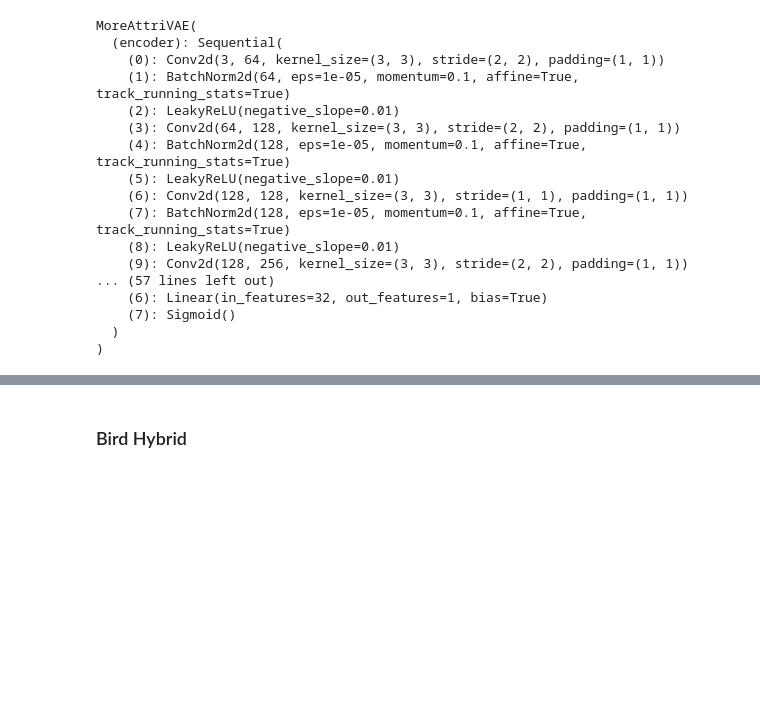
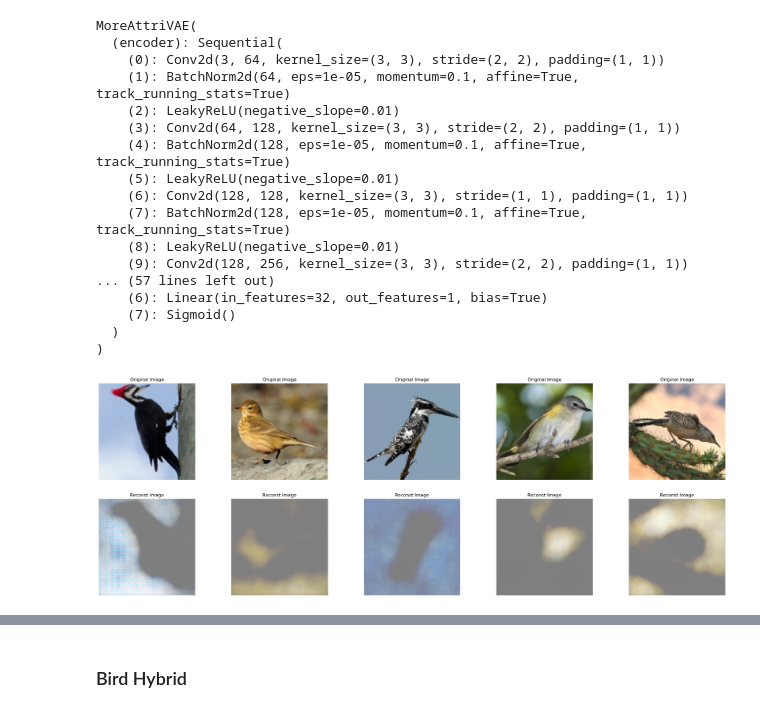
Before and after one commit to henrylwong/10615-project4-birdmerge, a Jupyter notebook: eval.ipynb, the cells around one changed output, grey strips where cells are left out. Saved outputs shown, nothing was run; the diff lists cells and outputs as text; code cells hidden in the pictures; blank space fills up the shorter version.

```diff
--- a/eval.ipynb
+++ b/eval.ipynb
@@ -95,6 +95,31 @@ import pickle
 with open(options.FEATURES_DF_PKL_FILEPATH, 'rb') as file:
     features_df = pickle.load(file)
 train_loader = get_dataloader(options.IMG_PROCESSED_DIRPATH, options.IMGLIST_PROCESSED_FILEPATH, features_df)
+# %%
+num_images_to_display = 5
+fig, axes = plt.subplots(2, num_images_to_display, figsize=(30, 10))
+
+assert(num_images_to_display <= 16)
+with torch.no_grad():
+  for image, features in train_loader:
+    image = image.to(DEVICE)
+    reconst, _, _, _, _, _ = model(image)
+
+    image = image.cpu().permute(0, 2, 3, 1).numpy()
+    reconst = reconst.cpu().permute(0, 2, 3, 1).numpy()
+
+    for i in range(num_images_to_display):
+        axes[0][i].imshow(image[i])
+        axes[0][i].set_title("Original Image")
+        axes[0][i].axis('off')
+        axes[1][i].imshow(reconst[i])
+        axes[1][i].set_title("Reconst Image")
+        axes[1][i].axis('off')
+    break
+
+plt.show()
+# %% [output]
+[figure, added]
 # %%
 images, labels = next(iter(train_loader))
 images = images.to(DEVICE)
```
Also changed, not shown: parts of 4 cells of this notebook.
